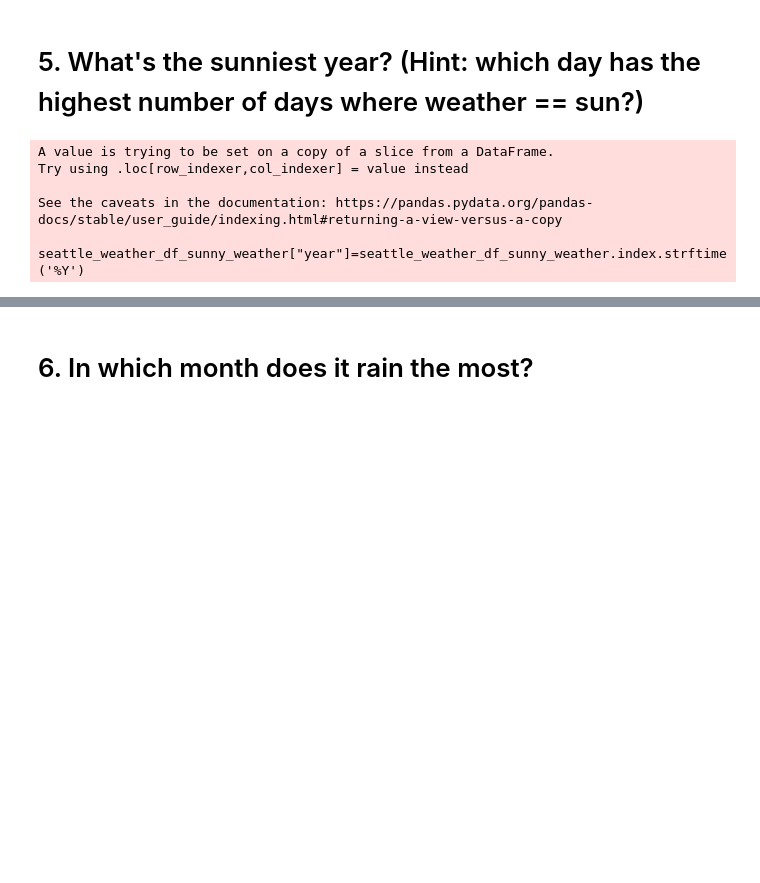
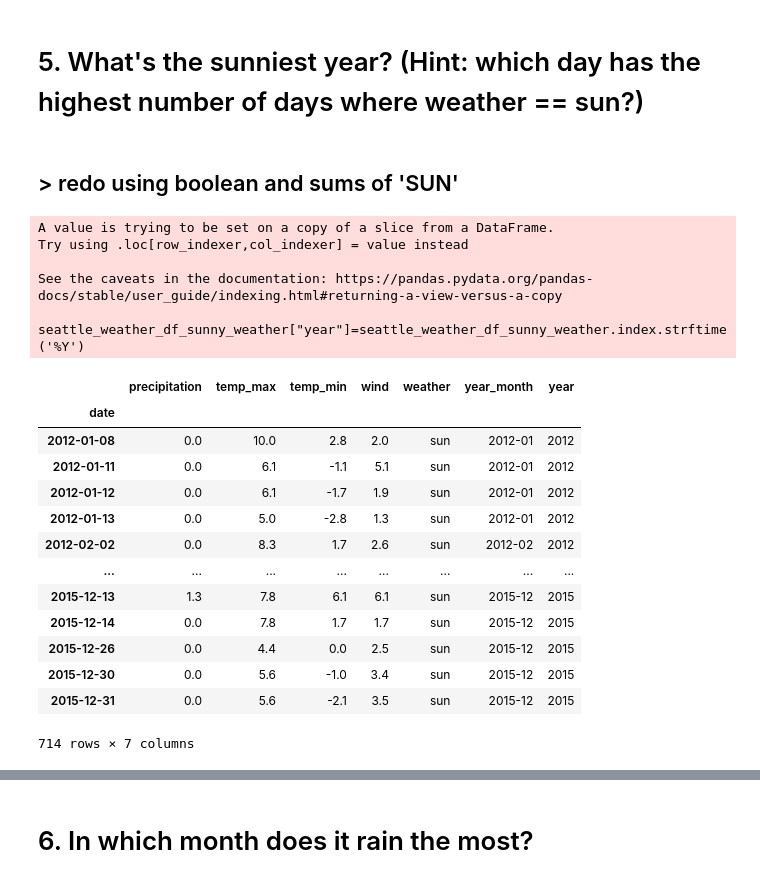
Before and after one commit to manuelparra1/time-series-exercises, a Jupyter notebook: vega_dataset.ipynb, the cells around one changed output, grey strips where cells are left out. Saved outputs shown, nothing was run; the diff lists cells and outputs as text; code cells hidden in the pictures; blank space fills up the shorter version.

```diff
--- a/vega_dataset.ipynb
+++ b/vega_dataset.ipynb
@@ -310,6 +318,8 @@ display(Markdown(f"# `windiest_month_combo = {windiest_month_combo}`"))
 # `windiest_month_combo = 2012-12`
 # %% [markdown]
 # 5. What's the sunniest year? (Hint: which day has the highest number of days where weather == sun?)
+# %% [markdown]
+## > redo using boolean and sums of 'SUN'
 # %%
 seattle_weather_df_sunny_weather = seattle_weather_df[seattle_weather_df["weather"]=="sun"]
 # %%
@@ -320,4 +330,21 @@ Try using .loc[row_indexer,col_indexer] = value instead
 
 See the caveats in the documentation: https://pandas.pydata.org/pandas-docs/stable/user_guide/indexing.html#returning-a-view-versus-a-copy
   seattle_weather_df_sunny_weather["year"]=seattle_weather_df_sunny_weather.index.strftime('%Y')
+# %%
+seattle_weather_df_sunny_weather
+# %% [output]
+|  | precipitation | temp_max | temp_min | wind | weather | year_month | year |
+| date |  |  |  |  |  |  |  |
+| 2012-01-08 | 0.0 | 10.0 | 2.8 | 2.0 | sun | 2012-01 | 2012 |
+| 2012-01-11 | 0.0 | 6.1 | -1.1 | 5.1 | sun | 2012-01 | 2012 |
+| 2012-01-12 | 0.0 | 6.1 | -1.7 | 1.9 | sun | 2012-01 | 2012 |
+| 2012-01-13 | 0.0 | 5.0 | -2.8 | 1.3 | sun | 2012-01 | 2012 |
+| 2012-02-02 | 0.0 | 8.3 | 1.7 | 2.6 | sun | 2012-02 | 2012 |
+| ... | ... | ... | ... | ... | ... | ... | ... |
+| 2015-12-13 | 1.3 | 7.8 | 6.1 | 6.1 | sun | 2015-12 | 2015 |
+| 2015-12-14 | 0.0 | 7.8 | 1.7 | 1.7 | sun | 2015-12 | 2015 |
+| 2015-12-26 | 0.0 | 4.4 | 0.0 | 2.5 | sun | 2015-12 | 2015 |
+| 2015-12-30 | 0.0 | 5.6 | -1.0 | 3.4 | sun | 2015-12 | 2015 |
+| 2015-12-31 | 0.0 | 5.6 | -2.1 | 3.5 | sun | 2015-12 | 2015 |
+714 rows × 7 columns
 # %%
```
Also changed, not shown: parts of 21 cells of this notebook, 4 other files.
